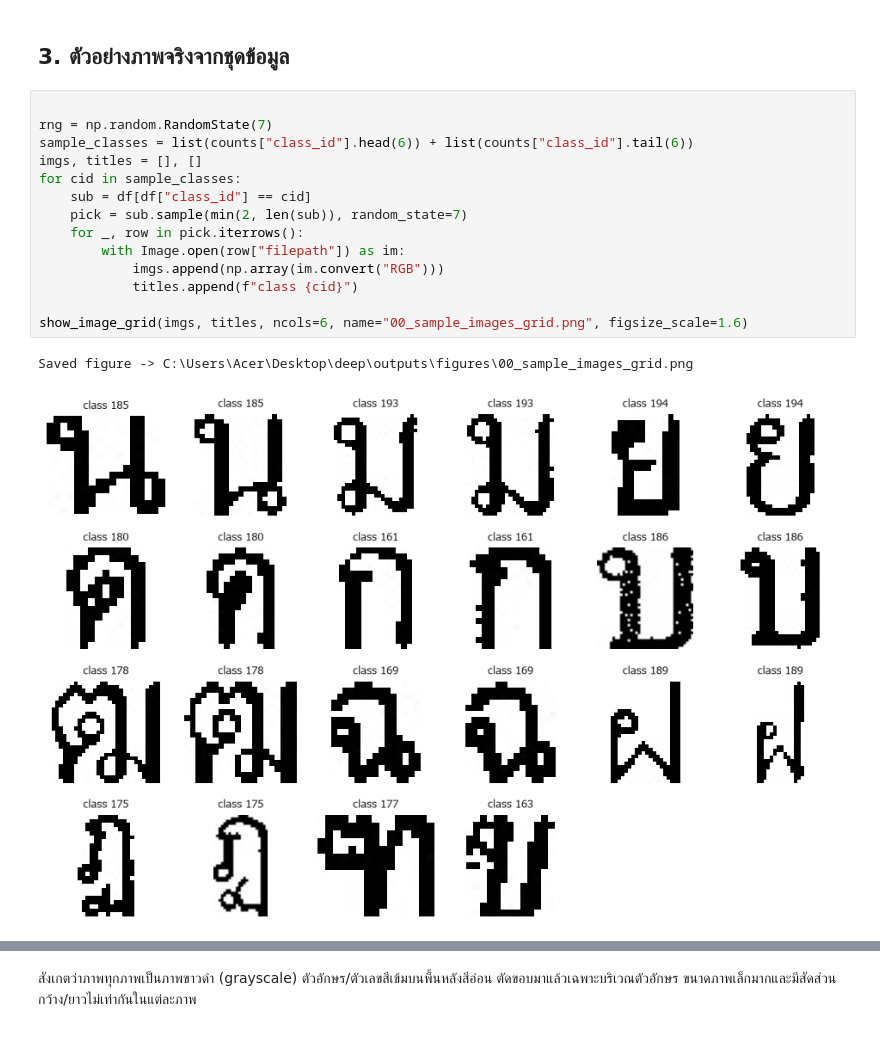
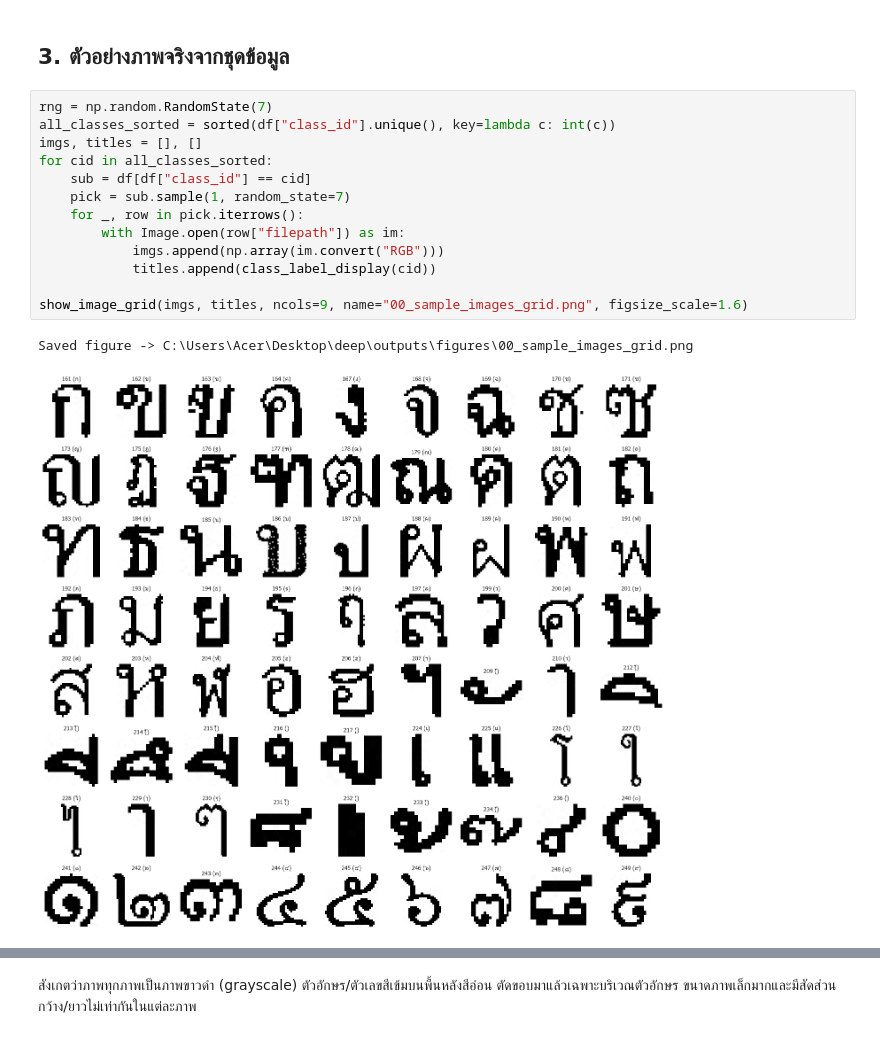
Before and after one commit to Touch-P/deeplearn-th-recognize, a Jupyter notebook: notebooks/00_data_exploration.ipynb, the cells around one changed output, grey strips where cells are left out. Cells and saved outputs as stored; diff of their text form.

```diff
--- a/notebooks/00_data_exploration.ipynb
+++ b/notebooks/00_data_exploration.ipynb
@@ -124,19 +147,18 @@ Saved figure -> C:\Users\Acer\Desktop\deep\outputs\figures\00_class_distribution
 # %% [markdown]
 ## 3. ตัวอย่างภาพจริงจากชุดข้อมูล
 # %%
-
 rng = np.random.RandomState(7)
-sample_classes = list(counts["class_id"].head(6)) + list(counts["class_id"].tail(6))
+all_classes_sorted = sorted(df["class_id"].unique(), key=lambda c: int(c))
 imgs, titles = [], []
-for cid in sample_classes:
+for cid in all_classes_sorted:
     sub = df[df["class_id"] == cid]
-    pick = sub.sample(min(2, len(sub)), random_state=7)
+    pick = sub.sample(1, random_state=7)
     for _, row in pick.iterrows():
         with Image.open(row["filepath"]) as im:
             imgs.append(np.array(im.convert("RGB")))
-            titles.append(f"class {cid}")
+            titles.append(class_label_display(cid))
 
-show_image_grid(imgs, titles, ncols=6, name="00_sample_images_grid.png", figsize_scale=1.6)
+show_image_grid(imgs, titles, ncols=9, name="00_sample_images_grid.png", figsize_scale=1.6)
 # %% [output]
 Saved figure -> C:\Users\Acer\Desktop\deep\outputs\figures\00_sample_images_grid.png
-[figure, old version]
+[figure, new version]
```
Also changed, not shown: parts of 17 cells of this notebook, 14 other files.
